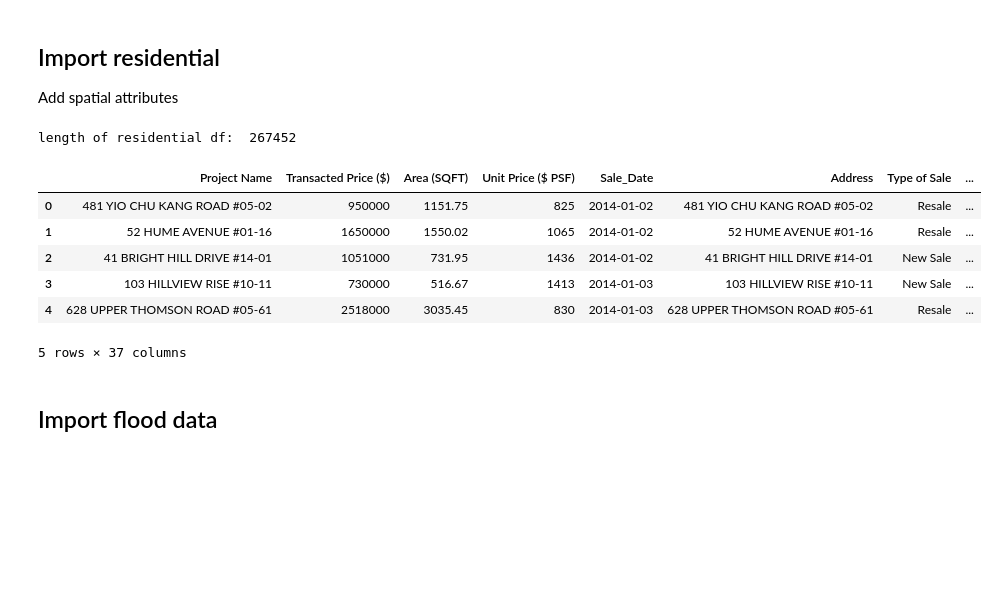
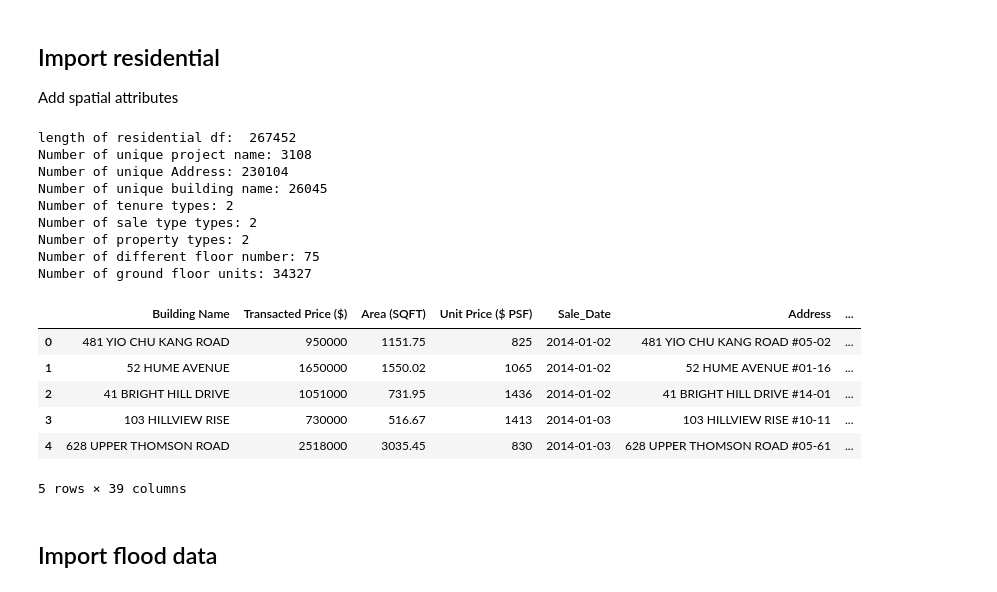
Before and after one commit to pakhuiying/property_prices_flood, a Jupyter notebook: private_property_analysis.ipynb, the cells around one changed output. Cells and saved outputs as stored; diff of their text form; code cells hidden in the pictures; blank space fills up the shorter version.

Commit message:
private and HDB sales analysis

```diff
--- a/private_property_analysis.ipynb
+++ b/private_property_analysis.ipynb
@@ -81,29 +86,56 @@ Add spatial attributes
 # %%
 # residential_df = residential_attributes.get_private_residential_df(r"Exported_Data\Residential_transaction_2014_2024.csv")
 residential_df = Data.get_private_residential_df(Data.PRIVATE_RESIDENTIAL_FP)
 # add subzone
 # spatial join with subzone
 residential_df = residential_df.sjoin(subzone_shp[["SUBZONE_N","geometry"]],how="left")
-# replace project names with NA with their address before unit number
-residential_df["Project Name"] = residential_df.apply(lambda x: residential_attributes.get_project_name(x),axis=1)
+
+# # replace project names with NA with their address before unit number
+# residential_df["Project Name"] = residential_df.apply(lambda x: residential_attributes.get_project_name(x),axis=1)
 # add nodesID for properties
 residential_df['nodesID_property'] = ox.nearest_nodes(G_car,X=residential_df['LONGITUDE'], Y=residential_df['LATITUDE'])
-# simplify Tenure and Completion Date
-residential_df['Tenure'] = residential_df['Tenure'].astype(str).apply(lambda x: residential_attributes.get_tenure(x))
-residential_df['Building Age'] = residential_attributes.get_building_age(residential_df['Completion Date'], residential_df['year'])
+# # simplify Tenure and Completion Date
+# residential_df['Tenure'] = residential_df['Tenure'].astype(str).apply(lambda x: residential_attributes.get_tenure(x))
+# # get building age at the time of transaction sale
+# residential_df['Building Age'] = residential_attributes.get_building_age(residential_df['Completion Date'], residential_df['year'])
+# # simplify sale types, Consolidates New & Sub Sale
+# residential_df['Type of Sale'] = residential_df['Type of Sale'].astype(str).apply(lambda x: residential_attributes.get_sale_type(x))
+# # simplify Property type, Consolidates condominium etc, and consolidates landed
+# residential_df['Property Type'] = residential_df['Property Type'].astype(str).apply(lambda x: residential_attributes.get_property_type(x))
+
 print("length of residential df: ", len(residential_df))
 # drop index_right
 residential_df = residential_df.drop(columns=["index_right"])
+print(f"Number of unique project name: {len(residential_df["Project Name"].unique())}")
+print(f"Number of unique Address: {len(residential_df["Address"].unique())}")
+print(f"Number of unique building name: {len(residential_df["Building Name"].unique())}")
+print(f"Number of tenure types: {len(residential_df['Tenure'].unique())}")
+print(f"Number of sale type types: {len(residential_df['Type of Sale'].unique())}")
+print(f"Number of property types: {len(residential_df['Property Type'].unique())}")
+print(f"Number of different floor number: {len(residential_df['Floor_level'].unique())}")
+print(f"Number of ground floor units: {residential_df['is_ground_floor'].sum()}")
 residential_df.head()
+
+# print(residential_df['BUILDING'].unique())
+# x = residential_df[residential_df['BUILDING'].apply(lambda x: "U/C" in x)][['Project Name','Address','BUILDING']]
+# x['BUILDING'].sort_values().unique()
 # %% [output]
 length of residential df:  267452
+Number of unique project name: 3108
+Number of unique Address: 230104
+Number of unique building name: 26045
+Number of tenure types: 2
+Number of sale type types: 2
+Number of property types: 2
+Number of different floor number: 75
+Number of ground floor units: 34327
-|  | Project Name | Transacted Price ($) | Area (SQFT) | Unit Price ($ PSF) | Sale_Date | Address | Type of Sale | ... |
-| 0 | 481 YIO CHU KANG ROAD #05-02 | 950000 | 1151.75 | 825 | 2014-01-02 | 481 YIO CHU KANG ROAD #05-02 | Resale | ... |
-| 1 | 52 HUME AVENUE #01-16 | 1650000 | 1550.02 | 1065 | 2014-01-02 | 52 HUME AVENUE #01-16 | Resale | ... |
-| 2 | 41 BRIGHT HILL DRIVE #14-01 | 1051000 | 731.95 | 1436 | 2014-01-02 | 41 BRIGHT HILL DRIVE #14-01 | New Sale | ... |
-| 3 | 103 HILLVIEW RISE #10-11 | 730000 | 516.67 | 1413 | 2014-01-03 | 103 HILLVIEW RISE #10-11 | New Sale | ... |
-| 4 | 628 UPPER THOMSON ROAD #05-61 | 2518000 | 3035.45 | 830 | 2014-01-03 | 628 UPPER THOMSON ROAD #05-61 | Resale | ... |
+|  | Building Name | Transacted Price ($) | Area (SQFT) | Unit Price ($ PSF) | Sale_Date | Address | ... |
+| 0 | 481 YIO CHU KANG ROAD | 950000 | 1151.75 | 825 | 2014-01-02 | 481 YIO CHU KANG ROAD #05-02 | ... |
+| 1 | 52 HUME AVENUE | 1650000 | 1550.02 | 1065 | 2014-01-02 | 52 HUME AVENUE #01-16 | ... |
+| 2 | 41 BRIGHT HILL DRIVE | 1051000 | 731.95 | 1436 | 2014-01-02 | 41 BRIGHT HILL DRIVE #14-01 | ... |
+| 3 | 103 HILLVIEW RISE | 730000 | 516.67 | 1413 | 2014-01-03 | 103 HILLVIEW RISE #10-11 | ... |
+| 4 | 628 UPPER THOMSON ROAD | 2518000 | 3035.45 | 830 | 2014-01-03 | 628 UPPER THOMSON ROAD #05-61 | ... |
-5 rows × 37 columns
+5 rows × 39 columns
 # %% [markdown]
 ## Import flood data
 # %%
```
Also changed, not shown: parts of 36 cells of this notebook, 7 other files.
